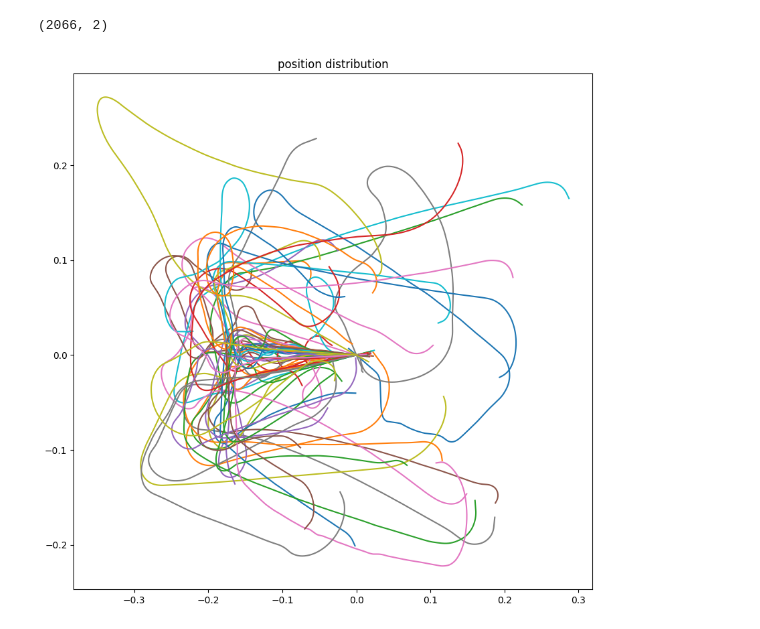
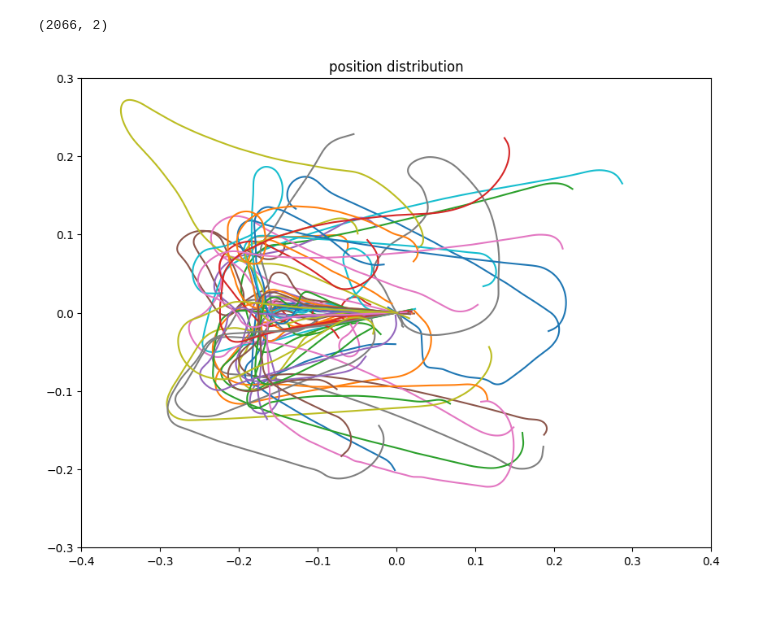
Before and after one commit to litcoderr/flybyml, a Jupyter notebook: dataset/visualize_data_dist.ipynb, the cells around one changed output. Saved outputs shown, nothing was run; the diff lists cells and outputs as text; code cells hidden in the pictures; blank space fills up the shorter version.

Commit message:
impl: visualizing data (position) distribution

```diff
--- a/dataset/visualize_data_dist.ipynb
+++ b/dataset/visualize_data_dist.ipynb
@@ -38,6 +38,7 @@ data = [load_data(session_id) for session_id in session_ids]
 meta = [load_meta(session_id) for session_id in session_ids]
 # %%
 rel_pos = []
+altitude = []
 for d, m in zip(data, meta):
     try:
         rwy_heading = np.deg2rad(m['target_rwy']['attitude'][2])
@@ -50,16 +51,19 @@ for d, m in zip(data, meta):
         pivot = np.array(m['target_rwy']['position'])
         rel = (abs_pos - pivot)[:, :2]
         rel_pos.append(np.matmul(rotation_mat, rel.T).T)
+        altitude.append((abs_pos-pivot)[:,2])
     except:
         pass
 rel_pos[0].shape
 # %% [output]
 (2066, 2)
 # %%
-plt.figure(figsize=(10, 10))
+plt.figure(figsize=(10, 10*(3/4)))
 plt.title('position distribution')
+plt.xlim((-0.4, 0.4))
+plt.ylim((-0.3, 0.3))
 for rel in rel_pos:
     plt.plot(rel[:, 0], rel[:, 1])
 plt.show()
 # %% [output]
-[figure, old version]
+[figure, new version]
```
